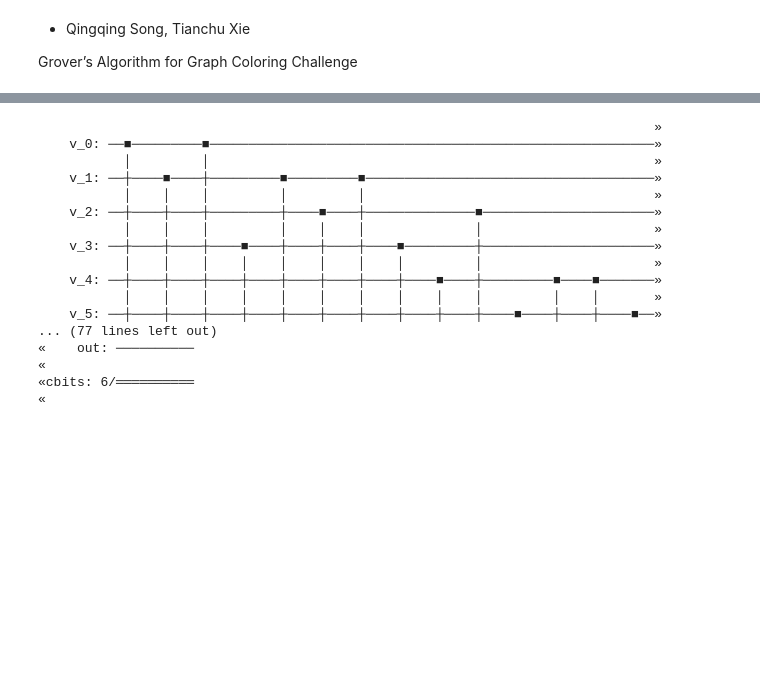
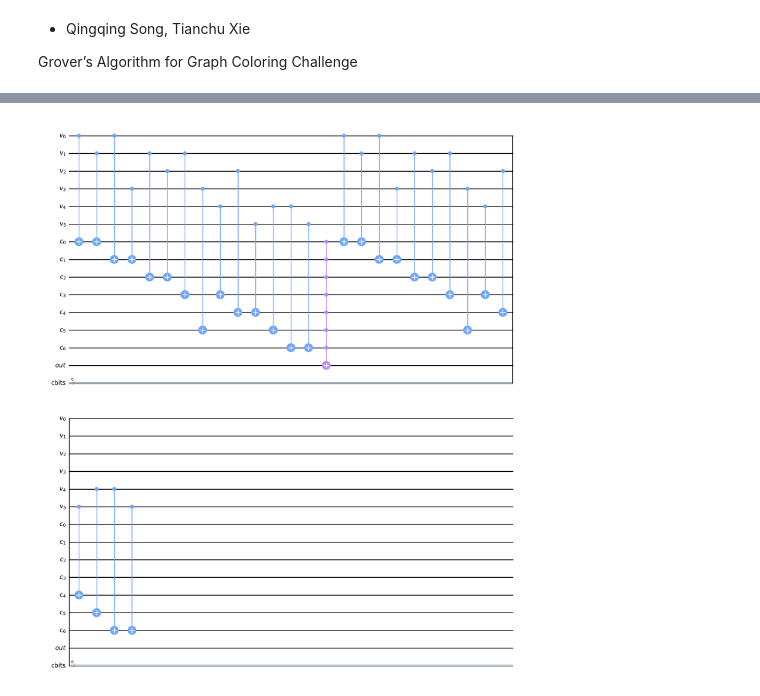
Before and after one commit to tianchuxie/bitcamp2023, a Jupyter notebook: GROVER_city_color.ipynb, the cells around one changed output, grey strips where cells are left out. Drawn from its saved outputs; the diff is of its cells as text; code cells hidden in the pictures; blank space fills up the shorter version.

```diff
--- a/GROVER_city_color.ipynb
+++ b/GROVER_city_color.ipynb
@@ -63,46 +47,30 @@ def XOR(qc, a, b, output):
 # %%
 var_qubits = QuantumRegister(num_city, name='v')
 clause_qubits = QuantumRegister(len(clause_list), name='c')
 output_qubit = QuantumRegister(1, name='out')
 cbits = ClassicalRegister(num_city, name='cbits')
 qc = QuantumCircuit(var_qubits, clause_qubits, output_qubit, cbits)
 
 def cityColor_oracle(qc, clause_list, clause_qubits):
     # Compute clauses
     i = 0
     for clause in clause_list:
         XOR(qc, clause[0], clause[1], clause_qubits[i])
         i += 1
 
     # Flip 'output' bit if all clauses are satisfied
     qc.mct(clause_qubits, output_qubit)
 
     # Uncompute clauses to reset clause-checking bits to 0
     i = 0
     for clause in clause_list:
         XOR(qc, clause[0], clause[1], clause_qubits[i])
         i += 1
 
 cityColor_oracle(qc, clause_list, clause_qubits)
-qc.draw()
+qc.draw('mpl')
 # %% [output]
-                                                                               »
-    v_0: ──■─────────■─────────────────────────────────────────────────────────»
-           │         │                                                         »
-    v_1: ──┼────■────┼─────────■─────────■─────────────────────────────────────»
-           │    │    │         │         │                                     »
-    v_2: ──┼────┼────┼─────────┼────■────┼──────────────■──────────────────────»
-           │    │    │         │    │    │              │                      »
-    v_3: ──┼────┼────┼────■────┼────┼────┼────■─────────┼──────────────────────»
-           │    │    │    │    │    │    │    │         │                      »
-    v_4: ──┼────┼────┼────┼────┼────┼────┼────┼────■────┼─────────■────■───────»
-           │    │    │    │    │    │    │    │    │    │         │    │       »
-    v_5: ──┼────┼────┼────┼────┼────┼────┼────┼────┼────┼────■────┼────┼────■──»
-... (77 lines left out)
-«    out: ──────────
-«
-«cbits: 6/══════════
-«
+[figure, added]
 # %%
 def diffuser(nqubits):
     qc = QuantumCircuit(nqubits)
```
Also changed, not shown: parts of 4 cells of this notebook, 2 other files.
